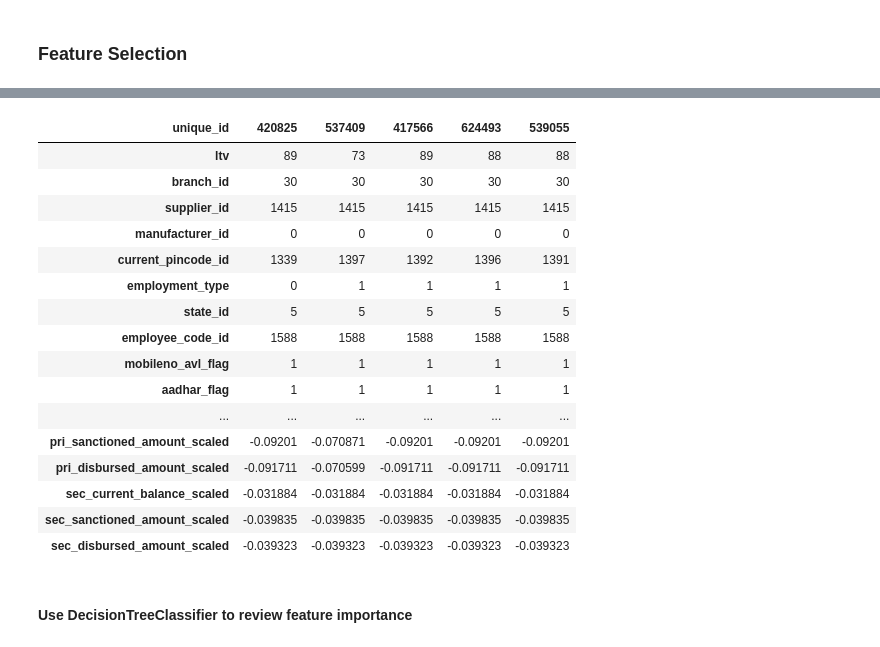
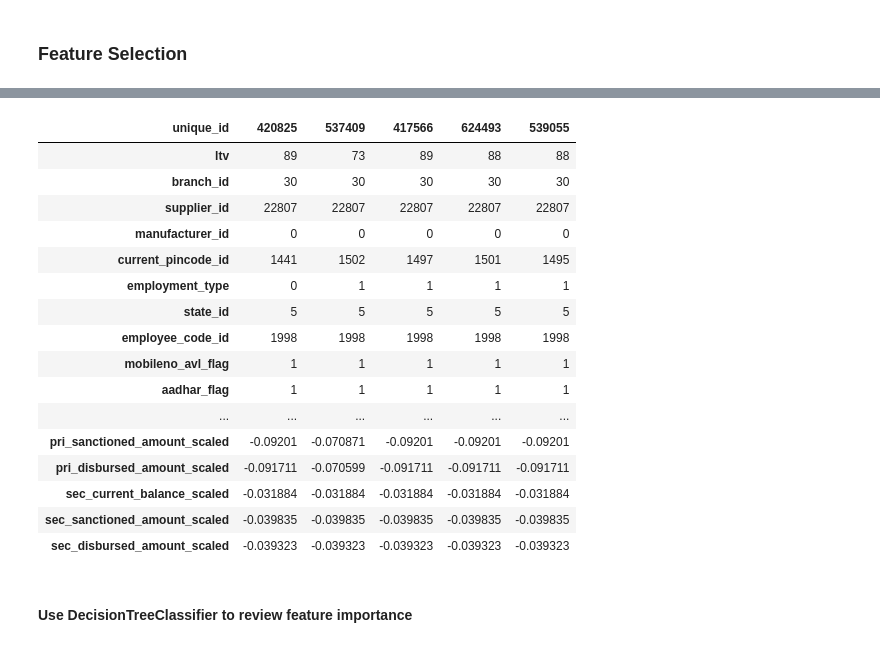
Before and after one commit to julrichkieffer/portfolio-data-science, a Jupyter notebook: 04 vehicle loan default/notebook.ipynb, the cells around one changed output, grey strips where cells are left out. Saved outputs shown, nothing was run; the diff lists cells and outputs as text; code cells hidden in the pictures.

```diff
--- a/04 vehicle loan default/notebook.ipynb
+++ b/04 vehicle loan default/notebook.ipynb
@@ -1469,36 +1466,33 @@ f'{dfLoans[target_feature].mean():.1%}'
 # %%
 dfLoans_feature_selection = (
     dfLoans
         .assign(
             branch_id                     = lambda _: _.branch_id.cat.codes,
-            supplier_id                   = lambda _: _.supplier_id.cat.codes,
             manufacturer_id               = lambda _: _.manufacturer_id.cat.codes,
-            current_pincode_id            = lambda _: _.current_pincode_id.cat.codes,
             employment_type               = lambda _: _.employment_type.cat.codes,
             state_id                      = lambda _: _.state_id.cat.codes,
-            employee_code_id              = lambda _: _.employee_code_id.cat.codes,
             perform_cns_score_description = lambda _: _.perform_cns_score_description.cat.codes,
         )
         .pipe(  preprocessing,
                 scaler      = StandardScaler(),
                 scale       = features_to_scale,
                 # categorical = features_to_encode,
                 drop        = features_not_compatible_with_modelling
         )
 )
 
 dfLoans_feature_selection.head().T
 # %% [output]
 [interactive output not drawn]
 | unique_id | 420825 | 537409 | 417566 | 624493 | 539055 |
 | ltv | 89 | 73 | 89 | 88 | 88 |
 | branch_id | 30 | 30 | 30 | 30 | 30 |
-| supplier_id | 1415 | 1415 | 1415 | 1415 | 1415 |
+| supplier_id | 22807 | 22807 | 22807 | 22807 | 22807 |
 | manufacturer_id | 0 | 0 | 0 | 0 | 0 |
-| current_pincode_id | 1339 | 1397 | 1392 | 1396 | 1391 |
+| current_pincode_id | 1441 | 1502 | 1497 | 1501 | 1495 |
 | employment_type | 0 | 1 | 1 | 1 | 1 |
 | state_id | 5 | 5 | 5 | 5 | 5 |
-| employee_code_id | 1588 | 1588 | 1588 | 1588 | 1588 |
+| employee_code_id | 1998 | 1998 | 1998 | 1998 | 1998 |
 | mobileno_avl_flag | 1 | 1 | 1 | 1 | 1 |
 | aadhar_flag | 1 | 1 | 1 | 1 | 1 |
 | ... | ... | ... | ... | ... | ... |
```
Also changed, not shown: parts of 31 cells of this notebook.
